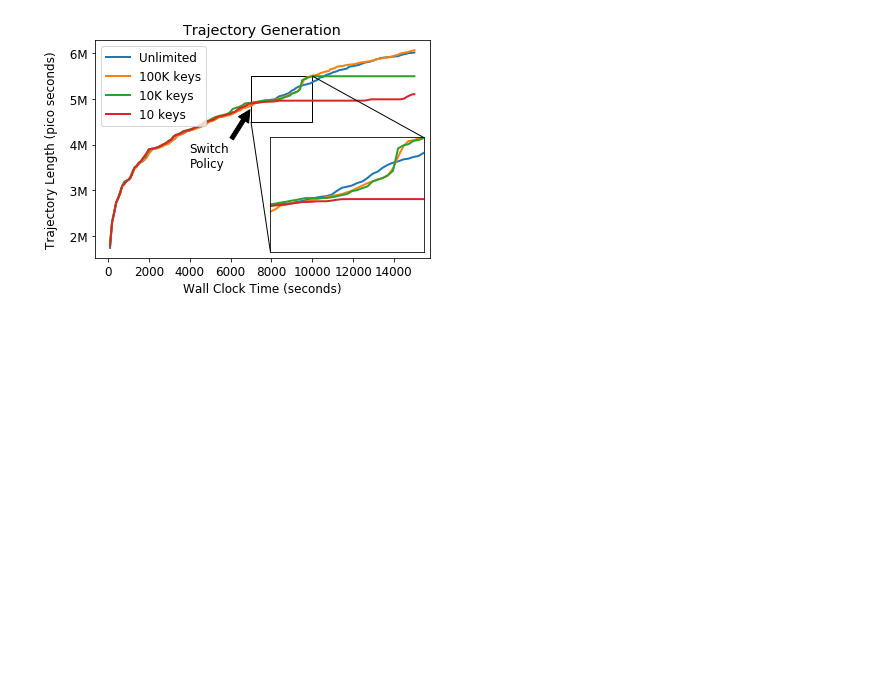
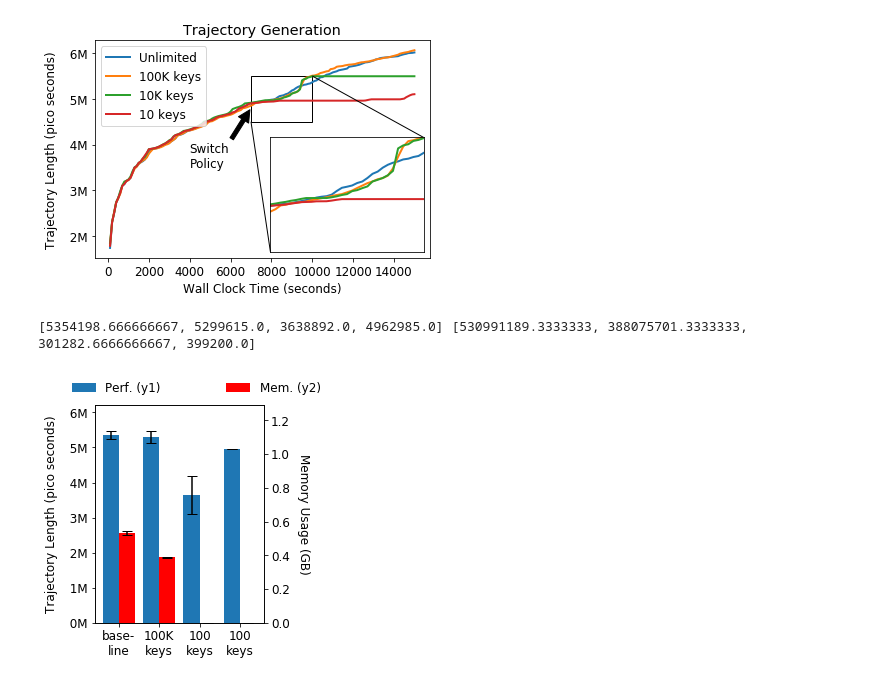
Before and after one commit to michaelsevilla/parsplice-popper, a Jupyter notebook: viz/viz-paper.ipynb, the cells around one changed output. Cells and saved outputs as stored; diff of their text form; code cells hidden in the pictures; blank space fills up the shorter version.

```diff
--- a/viz/viz-paper.ipynb
+++ b/viz/viz-paper.ipynb
@@ -849,3 +660,65 @@ ax.annotate('Switch\nPolicy', xy=(7000, 4.8*1000*1000), xytext=(4000, 3.5*1000*1
 fig.savefig("../paper/figures/methodology-trajectory.png", bbox_inches='tight', dpi=400)
 # %% [output]
 [figure]
+# %%
+# canvas
+fig = plt.figure(111, figsize=(4, 4))
+
+### FIGURE 1
+trajs = []; terror = []
+label = []
+memory = []; merror = []
+for runs in [(d+"nano-sepminima/scale-reproducibility/scale-cachelimit-8n-unlimited-71994",
+              d+"nano-sepminima/scale-reproducibility/scale-cachelimit-8n-unlimited-72000",
+              d+"nano-sepminima/scale-reproducibility/scale-cachelimit-8n-unlimited-72006"),
+            (d+"nano-sepminima/scale-reproducibility/scale-cachelimit-8n-100000-71993",
+             d+"nano-sepminima/scale-reproducibility/scale-cachelimit-8n-100000-71999",
+             d+"nano-sepminima/scale-reproducibility/scale-cachelimit-8n-100000-72005"),
+            (d+"nano-sepminima/scale-reproducibility/scale-cachelimit-8n-100-71990",
+             d+"nano-sepminima/scale-reproducibility/scale-cachelimit-8n-100-71996",
+             d+"nano-sepminima/scale-reproducibility/scale-cachelimit-8n-100-72002"),
+            (d+"nano-sepminima/scale-cachedecrease-all/scale-cachedecrease-8n-100-72372",
+             d+"nano-sepminima/scale-cachedecrease-all/scale-cachedecrease-8n-100-72372")]:
+    t = []; m = []
+    for run in runs:
+        t.append(float(get_max_traj(run)['traj']))
+        m.append(float(get_max_op("DBMemorySize", run)['count']))
+    l = os.path.basename(run).split('-')[3]
+    if l != "unlimited":
+        l = int(l)
+        if l > 100:
+            l = str(l / 1000) + str("K")
+        l = str(l) + str("\nkeys")
+    else: l = "base-\nline"
+
+    label.append(l)
+    trajs.append(float(np.mean(t)))
+    terror.append(float(np.std(t)))
+    memory.append(float(np.mean(m)))
+    merror.append(float(np.std(m)))
+
+ax = plt.subplot(gs[1])
+#ax.set_title("Dynamic Policies")
+ax.bar(np.arange(len(trajs)) - 0.2, trajs, yerr=terror, capsize=5, width=0.4, label="Perf. (y1)")
+ax.set_xticks(range(0, len(trajs)))
+ax.set_xticklabels(label)
+ax.set_ylim(0, 6.2*1000*1000)
+#ax.set_yticklabels("")
+ax.set_ylabel("Trajectory Length (pico seconds)")
+ax.set_yticklabels(['{:3.0f}M'.format(yval/(1000*1000)) for yval in ax.get_yticks()])
+
+ax2 = ax.twinx()
+ax2.bar(np.arange(len(memory)) + 0.2, memory, yerr=merror, capsize=5, width=0.4, color='r', label="Mem. (y2)")
+ax2.set_xticks(range(0, len(memory)))
+ax.legend(bbox_to_anchor=(-0.2, 1), loc='lower left', frameon=False)
+ax2.legend(bbox_to_anchor=(1.4, 1), loc='lower right', frameon=False)
+print trajs, memory
+
+ax2.set_ylim(0, 1.2*1024*1024*1024)
+ax2.set_yticklabels(['{:3.1f}'.format(yval/(1000*1000*1000)) for yval in ax2.get_yticks()])
+#ax.set_xlabel("# of Keys")
+ax2.set_ylabel("Memory Usage (GB)", rotation=270, labelpad=20)
+fig.savefig("../paper/figures/slides-methodology-tradeoff-dynamic.png", bbox_inches='tight', dpi=400)
+# %% [output]
+[5354198.666666667, 5299615.0, 3638892.0, 4962985.0] [530991189.3333333, 388075701.3333333, 301282.6666666667, 399200.0]
+[figure, added]
```
Also changed, not shown: parts of 3 cells of this notebook, 43 other files.
